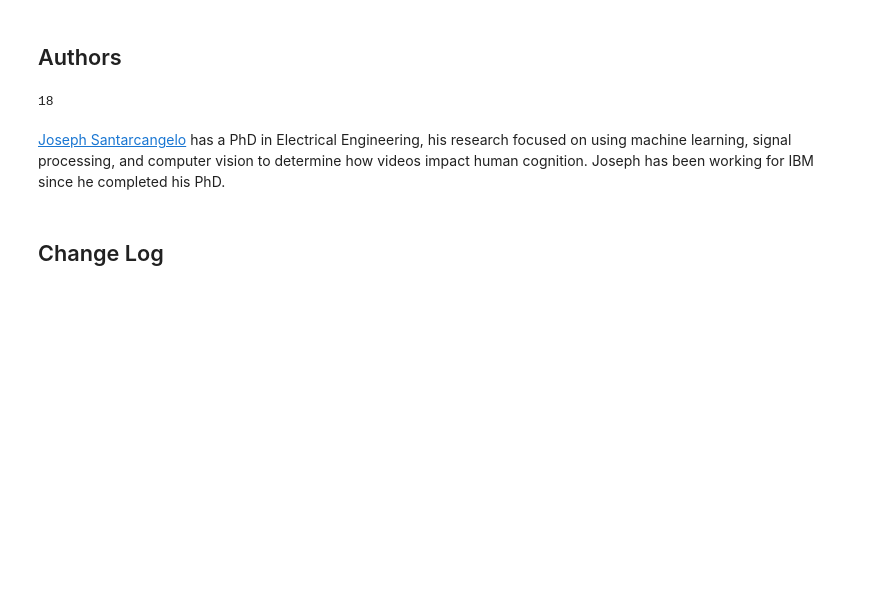
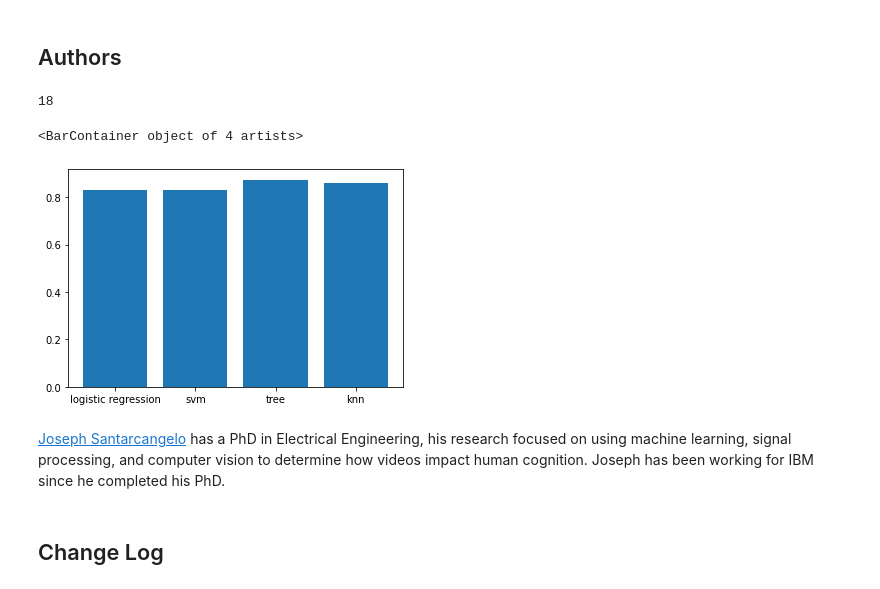
Before and after one commit to JoanneCETsai/IBM_projects, a Jupyter notebook: spaceX/SpaceX_Machine Learning Prediction_Part_5.ipynb, the cells around one changed output. Cells and saved outputs as stored; diff of their text form; code cells hidden in the pictures; blank space fills up the shorter version.

```diff
--- a/spaceX/SpaceX_Machine Learning Prediction_Part_5.ipynb
+++ b/spaceX/SpaceX_Machine Learning Prediction_Part_5.ipynb
@@ -328,6 +328,11 @@ Find the method performs best:
 len(X_test)
 # %% [output]
 18
+# %%
+plt.bar(['logistic regression', 'svm', 'tree', 'knn'], [0.83, 0.83, 0.874, 0.86])
+# %% [output]
+<BarContainer object of 4 artists>
+[figure, added]
 # %% [markdown]
 <a href="https://www.linkedin.com/in/joseph-s-50398b136/?utm_medium=Exinfluencer&utm_source=Exinfluencer&utm_content=000026UJ&utm_term=10006555&utm_id=NA-SkillsNetwork-Channel-SkillsNetworkCoursesIBMDS0321ENSkillsNetwork26802033-2022-01-01">Joseph Santarcangelo</a> has a PhD in Electrical Engineering, his research focused on using machine learning, signal processing, and computer vision to determine how videos impact human cognition. Joseph has been working for IBM since he completed his PhD.
 # %% [markdown]
```
Also changed, not shown: parts of 1 cell of this notebook, 8 other files.
